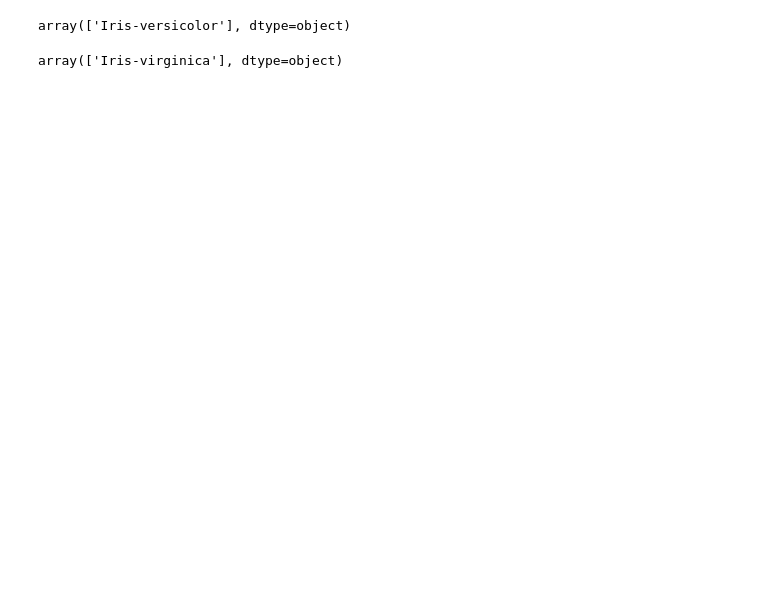
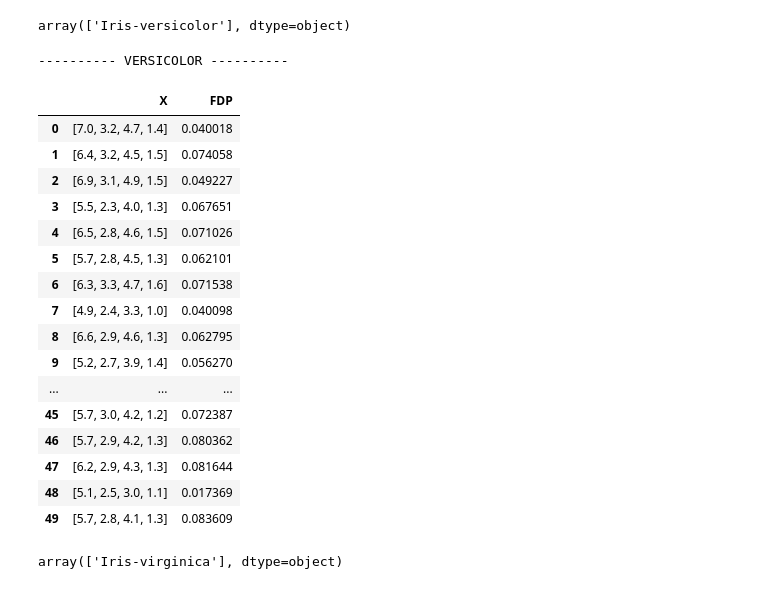
Before and after one commit to yuriresendematias/Aprendizagem-de-Maquina, a Jupyter notebook: Semana 8/Atividade8.ipynb, the cells around one changed output. Saved outputs shown, nothing was run; the diff lists cells and outputs as text; code cells hidden in the pictures; blank space fills up the shorter version.

```diff
--- a/Semana 8/Atividade8.ipynb
+++ b/Semana 8/Atividade8.ipynb
@@ -29,6 +78,44 @@ versicolor = data.loc[data['variety'] == 'Iris-versicolor']
 versicolor['variety'].unique()
 # %% [output]
 array(['Iris-versicolor'], dtype=object)
+# %%
+print("---------- VERSICOLOR ----------")
+df2    = {'X':[], 'FDP':[]}
+corr_2 = versicolor.corr()                #matriz de correlação
+det_2  = np.linalg.det(corr_2)          #determinante da matriz de correalação
+inv_2  = np.linalg.inv(corr_2)          #inversa da matriz de correlação
+p_2    = versicolor.columns.size - 1      #numero de caracteristicas
+m2   = []
+
+for i in versicolor.drop(['variety'], axis=1).columns:
+    m2.append(versicolor[i].mean())
+
+m2 = np.array(m2)
+for i, j in versicolor.drop(['variety'], axis=1).iterrows():
+    x = np.array(j.to_list())
+    df2['X'].append(j.to_list())
+    df2['FDP'].append(fdp(x, m2, corr_2, det_2, inv_2, p_2))
+
+pd.DataFrame(df2)
+# %% [output]
+---------- VERSICOLOR ----------
+|  | X | FDP |
+| 0 | [7.0, 3.2, 4.7, 1.4] | 0.040018 |
+| 1 | [6.4, 3.2, 4.5, 1.5] | 0.074058 |
+| 2 | [6.9, 3.1, 4.9, 1.5] | 0.049227 |
+| 3 | [5.5, 2.3, 4.0, 1.3] | 0.067651 |
+| 4 | [6.5, 2.8, 4.6, 1.5] | 0.071026 |
+| 5 | [5.7, 2.8, 4.5, 1.3] | 0.062101 |
+| 6 | [6.3, 3.3, 4.7, 1.6] | 0.071538 |
+| 7 | [4.9, 2.4, 3.3, 1.0] | 0.040098 |
+| 8 | [6.6, 2.9, 4.6, 1.3] | 0.062795 |
+| 9 | [5.2, 2.7, 3.9, 1.4] | 0.056270 |
+| ... | ... | ... |
+| 45 | [5.7, 3.0, 4.2, 1.2] | 0.072387 |
+| 46 | [5.7, 2.9, 4.2, 1.3] | 0.080362 |
+| 47 | [6.2, 2.9, 4.3, 1.3] | 0.081644 |
+| 48 | [5.1, 2.5, 3.0, 1.1] | 0.017369 |
+| 49 | [5.7, 2.8, 4.1, 1.3] | 0.083609 |
 # %%
 virginica = data.loc[data['variety'] == 'Iris-virginica']
 virginica['variety'].unique()
```
Also changed, not shown: parts of 6 cells of this notebook.
